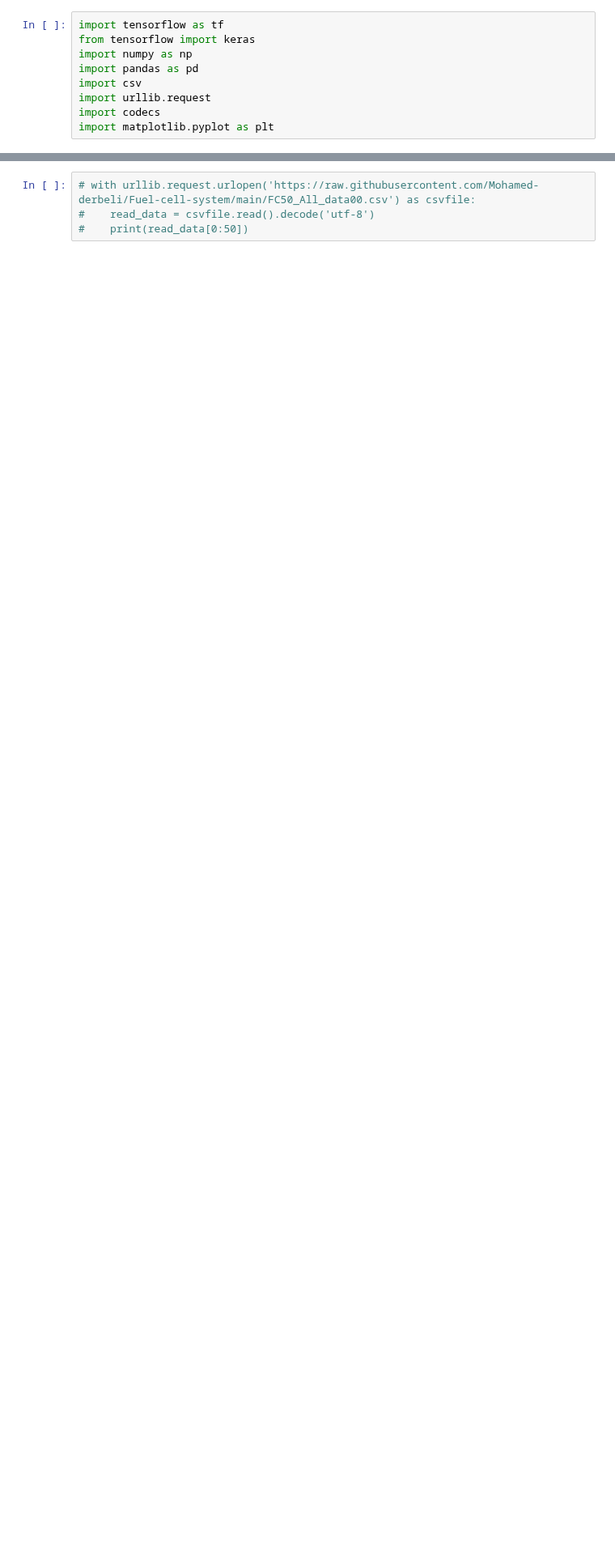
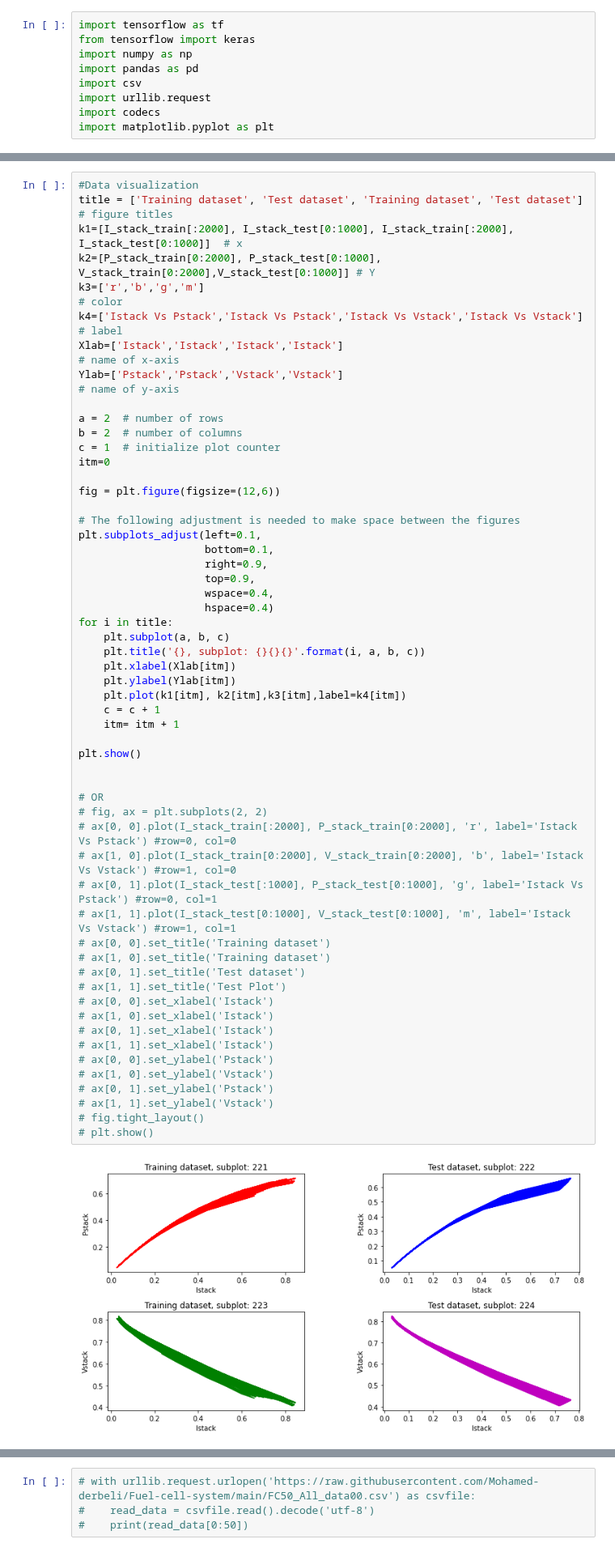
Before and after one commit to Mohamed-derbeli/Application-of-ML-in-a-fuel-cell-system, a Jupyter notebook: Modeling_of_a_Commercial_Heliocentris_PEMFC_System.ipynb, the cells around one changed output, grey strips where cells are left out. Shown at 81% size. Saved outputs shown, nothing was run; the diff lists cells and outputs as text; blank space fills up the shorter version.

```diff
--- a/Modeling_of_a_Commercial_Heliocentris_PEMFC_System.ipynb
+++ b/Modeling_of_a_Commercial_Heliocentris_PEMFC_System.ipynb
@@ -25,0 +183,58 @@ import matplotlib.pyplot as plt
+# %%
+#Data visualization
+title = ['Training dataset', 'Test dataset', 'Training dataset', 'Test dataset']             # figure titles
+k1=[I_stack_train[:2000], I_stack_test[0:1000], I_stack_train[:2000], I_stack_test[0:1000]]  # x
+k2=[P_stack_train[0:2000], P_stack_test[0:1000], V_stack_train[0:2000],V_stack_test[0:1000]] # Y
+k3=['r','b','g','m']                                                                         # color
+k4=['Istack Vs Pstack','Istack Vs Pstack','Istack Vs Vstack','Istack Vs Vstack']             # label
+Xlab=['Istack','Istack','Istack','Istack']                                                   # name of x-axis
+Ylab=['Pstack','Pstack','Vstack','Vstack']                                                   # name of y-axis
+
+a = 2  # number of rows
+b = 2  # number of columns
+c = 1  # initialize plot counter
+itm=0
+
+fig = plt.figure(figsize=(12,6))
+
+# The following adjustment is needed to make space between the figures
+plt.subplots_adjust(left=0.1,
+                    bottom=0.1,
+                    right=0.9,
+                    top=0.9,
+                    wspace=0.4,
+                    hspace=0.4)
+for i in title:
+    plt.subplot(a, b, c)
+    plt.title('{}, subplot: {}{}{}'.format(i, a, b, c))
+    plt.xlabel(Xlab[itm])
+    plt.ylabel(Ylab[itm])
+    plt.plot(k1[itm], k2[itm],k3[itm],label=k4[itm])
+    c = c + 1
+    itm= itm + 1
+
+plt.show()
+
+
+# OR
+# fig, ax = plt.subplots(2, 2)
+# ax[0, 0].plot(I_stack_train[:2000], P_stack_train[0:2000], 'r', label='Istack Vs Pstack') #row=0, col=0
+# ax[1, 0].plot(I_stack_train[0:2000], V_stack_train[0:2000], 'b', label='Istack Vs Vstack') #row=1, col=0
+# ax[0, 1].plot(I_stack_test[:1000], P_stack_test[0:1000], 'g', label='Istack Vs Pstack') #row=0, col=1
+# ax[1, 1].plot(I_stack_test[0:1000], V_stack_test[0:1000], 'm', label='Istack Vs Vstack') #row=1, col=1
+# ax[0, 0].set_title('Training dataset')
+# ax[1, 0].set_title('Training dataset')
+# ax[0, 1].set_title('Test dataset')
+# ax[1, 1].set_title('Test Plot')
+# ax[0, 0].set_xlabel('Istack')
+# ax[1, 0].set_xlabel('Istack')
+# ax[0, 1].set_xlabel('Istack')
+# ax[1, 1].set_xlabel('Istack')
+# ax[0, 0].set_ylabel('Pstack')
+# ax[1, 0].set_ylabel('Vstack')
+# ax[0, 1].set_ylabel('Pstack')
+# ax[1, 1].set_ylabel('Vstack')
+# fig.tight_layout()
+# plt.show()
+# %% [output]
+[figure, added]
```
Also changed, not shown: parts of 10 cells of this notebook.
